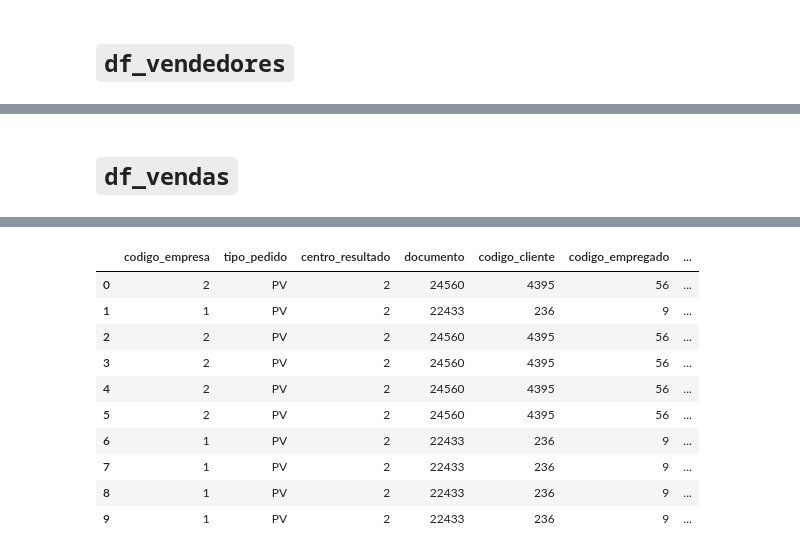
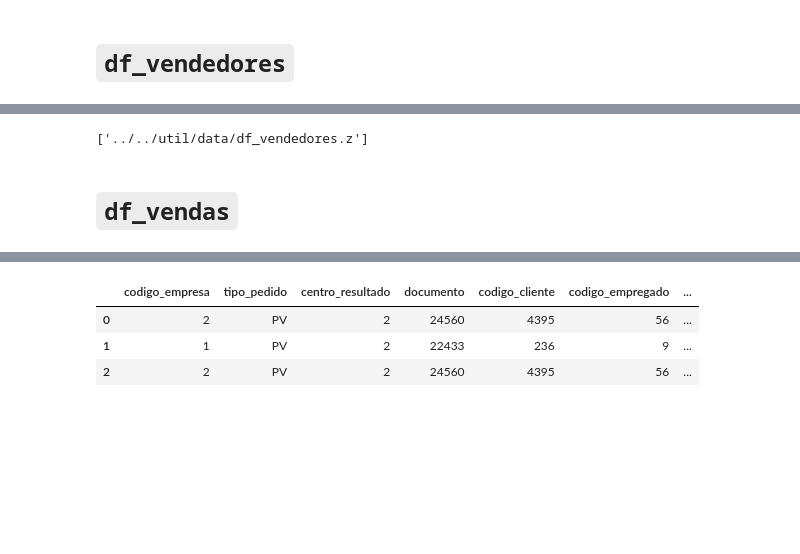
Before and after one commit to iambel/clustering, a Jupyter notebook: data science/isabel/padronizar_normalizar.ipynb, the cells around one changed output, grey strips where cells are left out. Drawn from its saved outputs; the diff is of its cells as text; code cells hidden in the pictures; blank space fills up the shorter version.

```diff
--- a/data science/isabel/padronizar_normalizar.ipynb
+++ b/data science/isabel/padronizar_normalizar.ipynb
@@ -227,6 +169,7 @@ print(df_vendedores)
 # %%
-# obs.: junta com o original e salva em um só
-dump(vendedores_std, caminho+'vendedores_std.z')
+dump(df_vendedores, caminho+'df_vendedores.z')
+# %% [output]
+['../../util/data/df_vendedores.z']
 # %% [markdown]
 # `df_vendas`
 # %%
@@ -253,16 +196,9 @@ dtypes: datetime64[ns](3), float64(4), int64(6), object(3)
 memory usage: 1.4+ MB
 None
 # %%
-df_vendas.head(5)
+df_vendas.head(3)
 # %% [output]
 |  | codigo_empresa | tipo_pedido | centro_resultado | documento | codigo_cliente | codigo_empregado | ... |
 | 0 | 2 | PV | 2 | 24560 | 4395 | 56 | ... |
 | 1 | 1 | PV | 2 | 22433 | 236 | 9 | ... |
 | 2 | 2 | PV | 2 | 24560 | 4395 | 56 | ... |
-| 3 | 2 | PV | 2 | 24560 | 4395 | 56 | ... |
-| 4 | 2 | PV | 2 | 24560 | 4395 | 56 | ... |
-| 5 | 2 | PV | 2 | 24560 | 4395 | 56 | ... |
-| 6 | 1 | PV | 2 | 22433 | 236 | 9 | ... |
-| 7 | 1 | PV | 2 | 22433 | 236 | 9 | ... |
-| 8 | 1 | PV | 2 | 22433 | 236 | 9 | ... |
-| 9 | 1 | PV | 2 | 22433 | 236 | 9 | ... |
```
Also changed, not shown: parts of 40 cells of this notebook.
